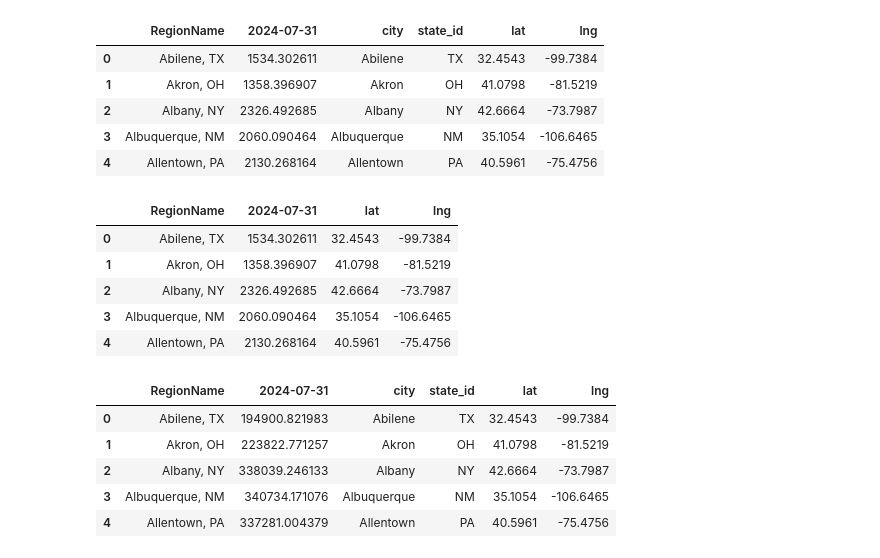
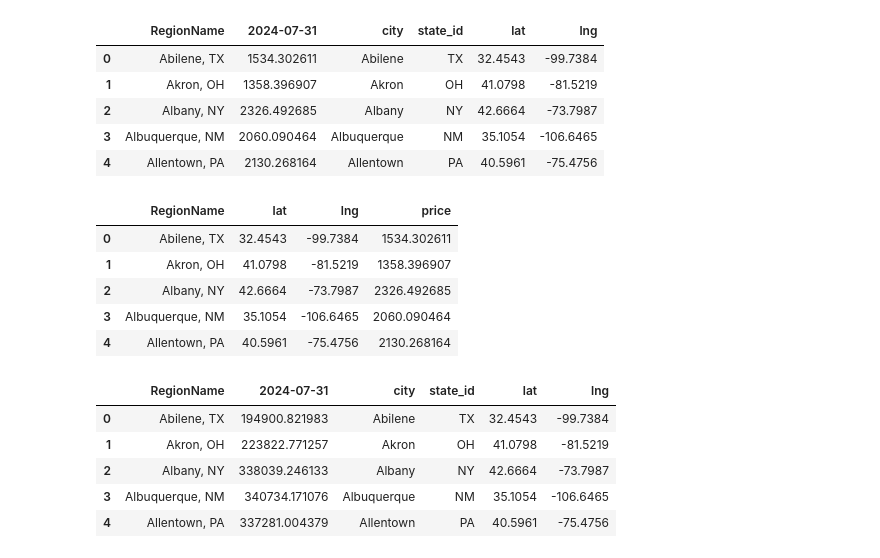
Before and after one commit to elgnol/RealEstate_Project_3, a Jupyter notebook: Analysis/Data_analysis_tatyana.ipynb, the cells around one changed output. Saved outputs shown, nothing was run; the diff lists cells and outputs as text; code cells hidden in the pictures.

Commit message:
rearranged dataframe columns

```diff
--- a/Analysis/Data_analysis_tatyana.ipynb
+++ b/Analysis/Data_analysis_tatyana.ipynb
@@ -317,15 +317,16 @@ rental_heat_df.head()
 | 4 | Allentown, PA | 2130.268164 | Allentown | PA | 40.5961 | -75.4756 |
 # %%
 # remove extra columns
-rental_heat_df = rental_heat_df[['RegionName', '2024-07-31', 'lat', 'lng']]
+rental_heat_df = rental_heat_df[['RegionName', 'lat', 'lng', '2024-07-31']]
+rental_heat_df.rename(columns={'2024-07-31': 'price'}, inplace=True)
 rental_heat_df.head()
 # %% [output]
-|  | RegionName | 2024-07-31 | lat | lng |
-| 0 | Abilene, TX | 1534.302611 | 32.4543 | -99.7384 |
-| 1 | Akron, OH | 1358.396907 | 41.0798 | -81.5219 |
-| 2 | Albany, NY | 2326.492685 | 42.6664 | -73.7987 |
-| 3 | Albuquerque, NM | 2060.090464 | 35.1054 | -106.6465 |
-| 4 | Allentown, PA | 2130.268164 | 40.5961 | -75.4756 |
+|  | RegionName | lat | lng | price |
+| 0 | Abilene, TX | 32.4543 | -99.7384 | 1534.302611 |
+| 1 | Akron, OH | 41.0798 | -81.5219 | 1358.396907 |
+| 2 | Albany, NY | 42.6664 | -73.7987 | 2326.492685 |
+| 3 | Albuquerque, NM | 35.1054 | -106.6465 | 2060.090464 |
+| 4 | Allentown, PA | 40.5961 | -75.4756 | 2130.268164 |
 # %%
 # add latitude and longitude to home_heat_df
 home_heat_df = pd.merge(home_heat_df, cities_df_simple, on = 'RegionName', how = 'inner')
```
Also changed, not shown: parts of 1 cell of this notebook, 3 other files.
